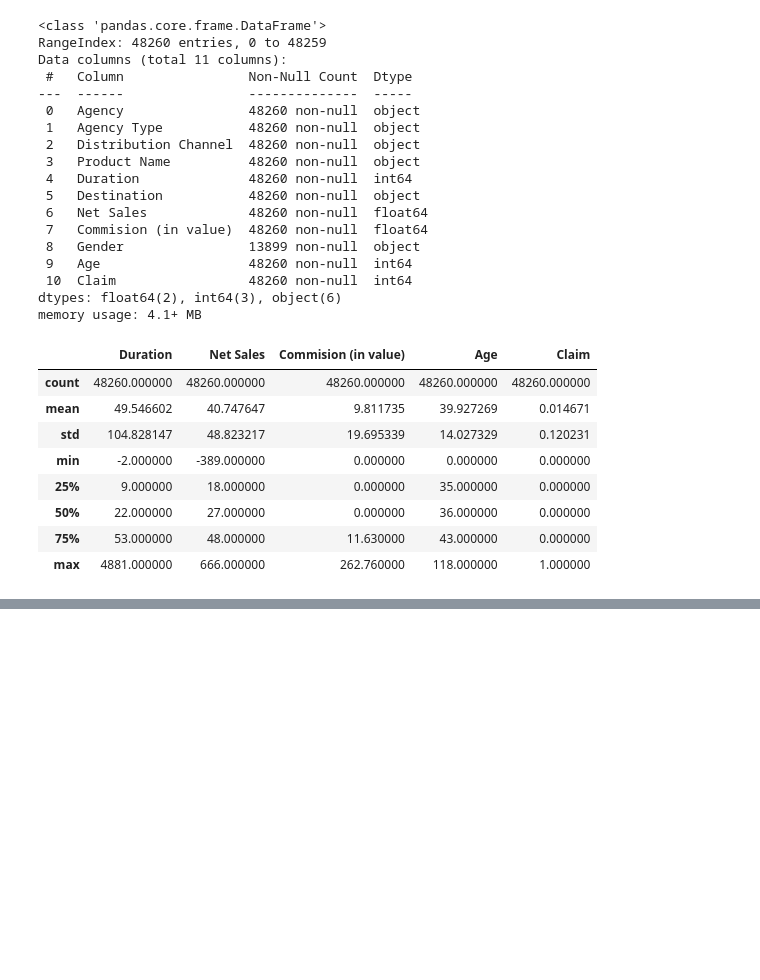
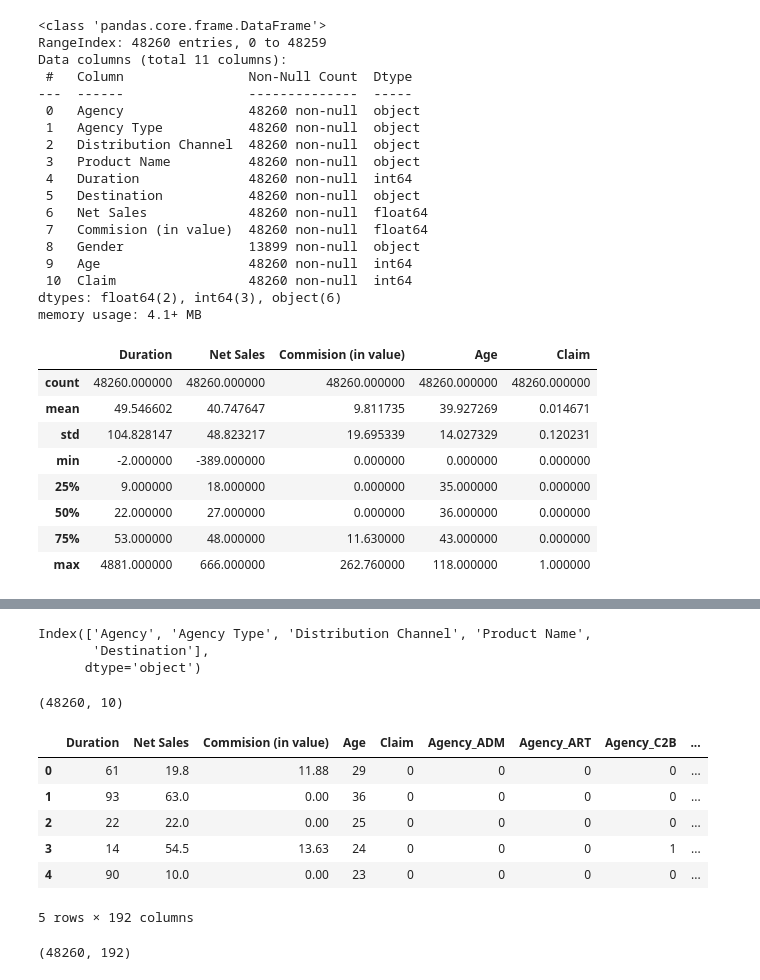
Before and after one commit to bhanuteja2001/Advanced-Travel-Insurance-Claim-Prediction, a Jupyter notebook: Insurance.ipynb, the cells around one changed output, grey strips where cells are left out. Drawn from its saved outputs; the diff is of its cells as text; code cells hidden in the pictures; blank space fills up the shorter version.

```diff
--- a/Insurance.ipynb
+++ b/Insurance.ipynb
@@ -35 +33,29 @@ import numpy as np
+# %%
+# the below code is for displaying the output from all lines of python code within a single cell
+from IPython.core.interactiveshell import InteractiveShell
+InteractiveShell.ast_node_interactivity = "all"
+
+# A fundamental package for linear algebra and multidimensional arrays
+import pandas as pd
+
+# Data analysis and data manipulating tool
+import numpy as np
+
+# Library to generate random numbers
+import random
+
+# Collection is a Python module that implements specialized container datatypes providing
+# Counter is a dict subclass for counting hashable objects
+from collections import Counter
+
+# Visualization libraries
+import matplotlib.pyplot as plt
+import seaborn as sns
+
+# To ignore warnings in the notebook
+import warnings
+warnings.filterwarnings("ignore")
+
+# to display up to 500 rows in the output of the jupyter notebook cell
+pd.set_option('display.max_rows', 500)
 # %%
@@ -151,0 +233,26 @@ Name: Gender, dtype: int64
+# %%
+# getting all the categorical columns
+cat_cols = insurance_data.select_dtypes(include = 'object').columns
+cat_cols
+# %% [output]
+Index(['Agency', 'Agency Type', 'Distribution Channel', 'Product Name',
+       'Destination'],
+      dtype='object')
+# %%
+insurance_data.shape
+# %% [output]
+(48260, 10)
+# %%
+#after one hot encoding
+insurance_data_one = pd.get_dummies(insurance_data, columns=cat_cols)
+insurance_data_one.head()
+print(insurance_data_one.shape)
+# %% [output]
+|  | Duration | Net Sales | Commision (in value) | Age | Claim | Agency_ADM | Agency_ART | Agency_C2B | ... |
+| 0 | 61 | 19.8 | 11.88 | 29 | 0 | 0 | 0 | 0 | ... |
+| 1 | 93 | 63.0 | 0.00 | 36 | 0 | 0 | 0 | 0 | ... |
+| 2 | 22 | 22.0 | 0.00 | 25 | 0 | 0 | 0 | 0 | ... |
+| 3 | 14 | 54.5 | 13.63 | 24 | 0 | 0 | 0 | 1 | ... |
+| 4 | 90 | 10.0 | 0.00 | 23 | 0 | 0 | 0 | 0 | ... |
+5 rows × 192 columns
+(48260, 192)
```
Also changed, not shown: parts of 28 cells of this notebook.
